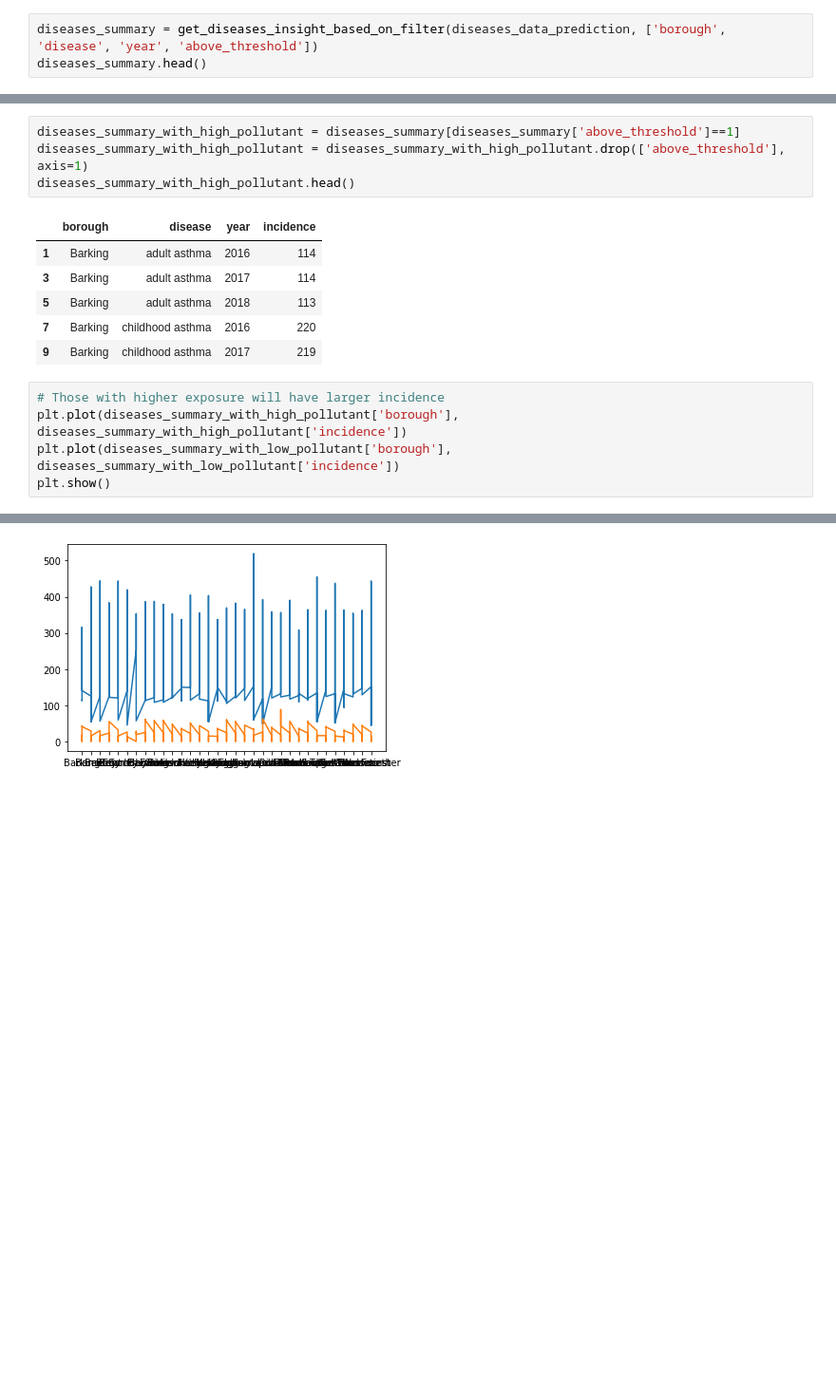
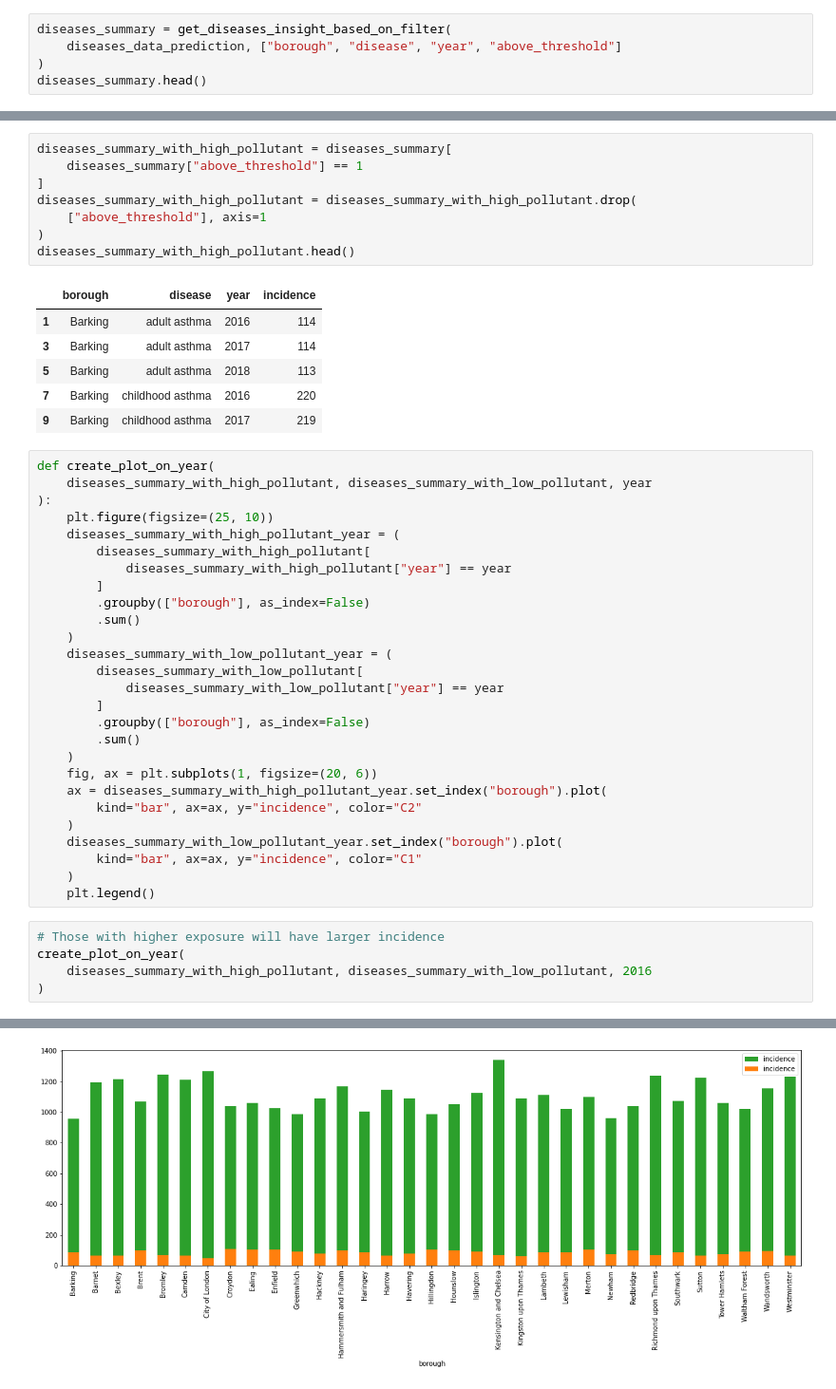
Before and after one commit to irvifa/data-visualization, a Jupyter notebook: data-visualization.ipynb, the cells around one changed output, grey strips where cells are left out. Shown: that part at 95% size. Cells and saved outputs as stored; diff of their text form; blank space fills up the shorter version.

```diff
--- a/air-pollution.ipynb
+++ b/data-visualization.ipynb
@@ -395,7 +293,9 @@ def get_diseases_insight_based_on_filter(diseases_data_prediction, filters):
     sm = diseases_data_prediction.groupby(filters, as_index=False).sum()
     return sm
 # %%
-diseases_summary = get_diseases_insight_based_on_filter(diseases_data_prediction, ['borough', 'disease', 'year', 'above_threshold'])
+diseases_summary = get_diseases_insight_based_on_filter(
+    diseases_data_prediction, ["borough", "disease", "year", "above_threshold"]
+)
 diseases_summary.head()
 # %% [output]
 |  | borough | disease | year | above_threshold | incidence |
@@ -416,8 +320,12 @@ diseases_summary_with_low_pollutant.head()
 | 6 | Barking | childhood asthma | 2016 | 0 |
 | 8 | Barking | childhood asthma | 2017 | 0 |
 # %%
-diseases_summary_with_high_pollutant = diseases_summary[diseases_summary['above_threshold']==1]
-diseases_summary_with_high_pollutant = diseases_summary_with_high_pollutant.drop(['above_threshold'], axis=1)
+diseases_summary_with_high_pollutant = diseases_summary[
+    diseases_summary["above_threshold"] == 1
+]
+diseases_summary_with_high_pollutant = diseases_summary_with_high_pollutant.drop(
+    ["above_threshold"], axis=1
+)
 diseases_summary_with_high_pollutant.head()
 # %% [output]
 |  | borough | disease | year | incidence |
@@ -426,9 +334,36 @@ diseases_summary_with_high_pollutant.head()
 | 5 | Barking | adult asthma | 2018 | 113 |
 | 7 | Barking | childhood asthma | 2016 | 220 |
 | 9 | Barking | childhood asthma | 2017 | 219 |
+# %%
+def create_plot_on_year(
+    diseases_summary_with_high_pollutant, diseases_summary_with_low_pollutant, year
+):
+    plt.figure(figsize=(25, 10))
+    diseases_summary_with_high_pollutant_year = (
+        diseases_summary_with_high_pollutant[
+            diseases_summary_with_high_pollutant["year"] == year
+        ]
+        .groupby(["borough"], as_index=False)
+        .sum()
+    )
+    diseases_summary_with_low_pollutant_year = (
+        diseases_summary_with_low_pollutant[
+            diseases_summary_with_low_pollutant["year"] == year
+        ]
+        .groupby(["borough"], as_index=False)
+        .sum()
+    )
+    fig, ax = plt.subplots(1, figsize=(20, 6))
+    ax = diseases_summary_with_high_pollutant_year.set_index("borough").plot(
+        kind="bar", ax=ax, y="incidence", color="C2"
+    )
+    diseases_summary_with_low_pollutant_year.set_index("borough").plot(
+        kind="bar", ax=ax, y="incidence", color="C1"
+    )
+    plt.legend()
 # %%
 # Those with higher exposure will have larger incidence
-plt.plot(diseases_summary_with_high_pollutant['borough'], diseases_summary_with_high_pollutant['incidence'])
-plt.plot(diseases_summary_with_low_pollutant['borough'], diseases_summary_with_low_pollutant['incidence'])
-plt.show()
+create_plot_on_year(
+    diseases_summary_with_high_pollutant, diseases_summary_with_low_pollutant, 2016
+)
 # %% [output]
@@ -435 +371 @@ plt.show()
-[figure, old version]
+[figure, new version]
```
Also changed, not shown: parts of 48 cells of this notebook, 6 other files.
